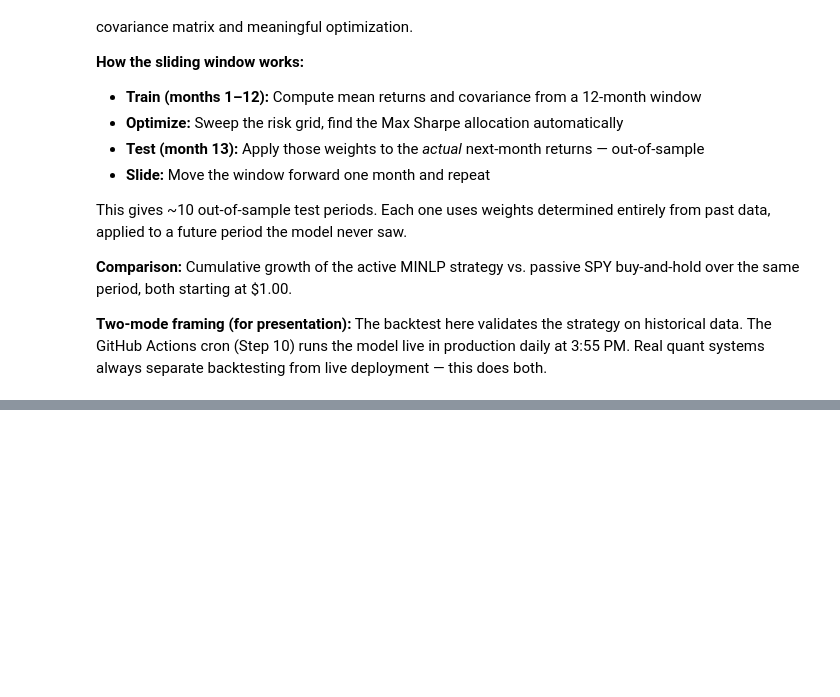
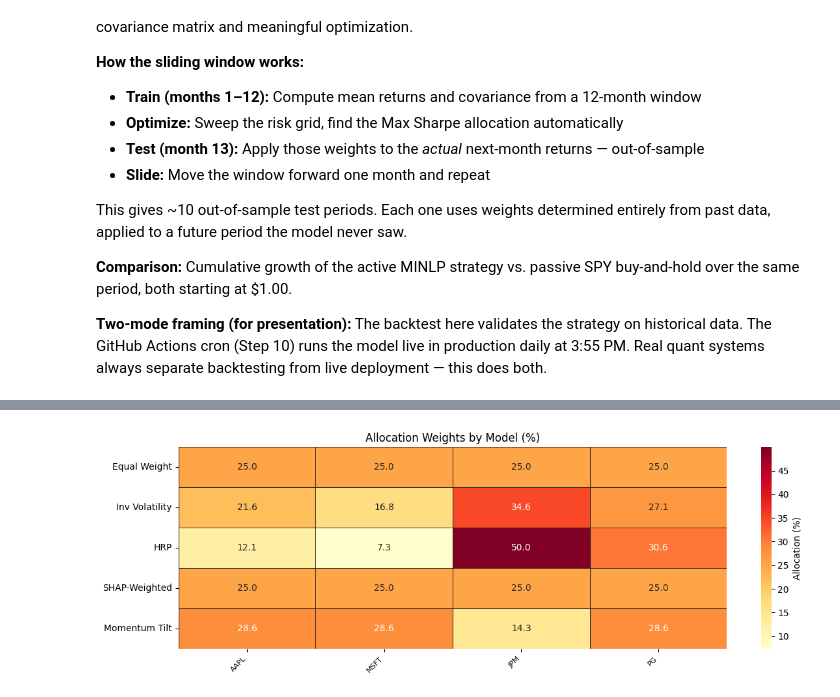
Before and after one commit to JRTrippett/Investment-Project, a Jupyter notebook: Integer_Portfolio_LiveData_Extended.ipynb, the cells around one changed output, grey strips where cells are left out. Drawn from its saved outputs; the diff is of its cells as text; code cells hidden in the pictures; blank space fills up the shorter version.

```diff
--- a/Integer_Portfolio_LiveData_Extended.ipynb
+++ b/Integer_Portfolio_LiveData_Extended.ipynb
@@ -1298,0 +1473,18 @@ WARNING:pyomo.core:Loading a SolverResults object with a warning status into mod
+# %%
+# ── Model E: Momentum Tilt ───────────────────────────────────────────────────
+# Classic quant factor. Rank by 12-1 month momentum (skip most recent month
+# to avoid short-term reversal). Weight proportional to rank, cap at 20%.
+
+def model_momentum(ret_df, skip=1, lookback=12, cap=0.20):
+    window = ret_df.iloc[-(lookback+skip):-skip] if skip > 0 else ret_df.iloc[-lookback:]
+    mom    = window.sum()
+    ranks  = mom.rank(ascending=True)
+    w      = ranks / ranks.sum()
+    w      = w.clip(upper=cap)
+    w      = w / w.sum()
+    return w.to_dict()
+
+mom_w = model_momentum(returns_df)
+top5  = dict(sorted(mom_w.items(), key=lambda x:-x[1])[:5])
+print('Momentum Tilt — top 5:', {k: round(v,3) for k,v in top5.items()})
+print('Stats:', model_stats(mom_w, returns_df))
@@ -1298,0 +1709,24 @@ WARNING:pyomo.core:Loading a SolverResults object with a warning status into mod
+# %%
+# ── Weight allocation heatmap ────────────────────────────────────────────────
+# Shows how differently each model allocates across the qualified tickers
+
+wt = {
+    'Equal Weight':   model_equal_weight(QUALIFIED_TICKERS),
+    'Inv Volatility': model_inv_vol(returns_df),
+    'HRP':            model_hrp(returns_df),
+    'SHAP-Weighted':  shap_w,
+    'Momentum Tilt':  model_momentum(returns_df),
+}
+wt_df = pd.DataFrame(wt).T.fillna(0) * 100
+
+fig, ax = plt.subplots(figsize=(max(12, len(QUALIFIED_TICKERS)*0.7), 4))
+sns.heatmap(wt_df, annot=True, fmt='.1f', cmap='YlOrRd',
+            linewidths=0.4, linecolor='#222', ax=ax,
+            cbar_kws={'label': 'Allocation (%)'})
+ax.set_title('Allocation Weights by Model (%)', fontsize=12)
+plt.xticks(rotation=45, ha='right', fontsize=8)
+plt.tight_layout()
+plt.savefig('weight_heatmap.png', dpi=150, bbox_inches='tight')
+plt.show()
+# %% [output]
+[figure, added]
```
Also changed, not shown: parts of 34 cells of this notebook.
